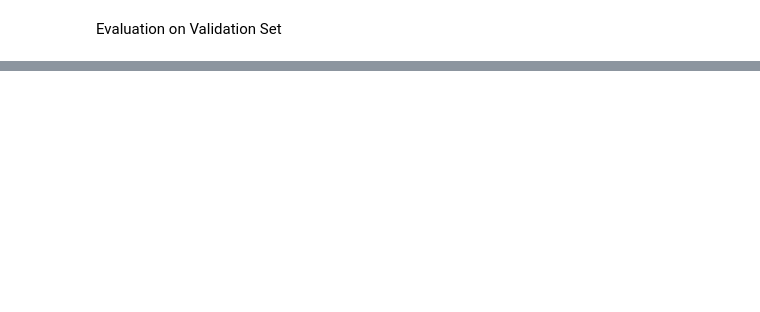
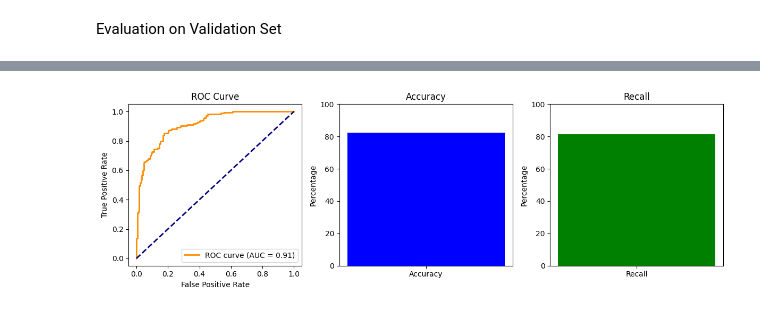
Before and after one commit to ssoulis/My_Thesis, a Jupyter notebook: Fine_Tuning_For_Sentiment_Analysis/finetune_BERT.ipynb, the cells around one changed output, grey strips where cells are left out. Drawn from its saved outputs; the diff is of its cells as text; code cells hidden in the pictures; blank space fills up the shorter version.

```diff
--- a/Fine_Tuning_For_Sentiment_Analysis/finetune_BERT.ipynb
+++ b/Fine_Tuning_For_Sentiment_Analysis/finetune_BERT.ipynb
@@ -295,7 +295,12 @@ Specify the maximum length of our sentences
 # %% [markdown]
 Tokenization
 # %%
+from transformers import BertTokenizer
+
 MAX_LEN = 64
+
+# Create a tokenizer
+tokenizer = BertTokenizer.from_pretrained('bert-base-uncased')
 
 # Function for preprocessing with padding
 def preprocessing_for_bert(data):
@@ -611,9 +636,8 @@ train(bert_classifier, train_dataloader, val_dataloader, epochs=2, evaluation=Tr
 # %% [markdown]
 Evaluation on Validation Set
 # %%
-
 import torch.nn.functional as F
-
+from sklearn.metrics import roc_auc_score
 
 def bert_predict(model, test_dataloader):
     """Perform a forward pass on the trained BERT model to predict probabilities
@@ -623,50 +647,81 @@ def bert_predict(model, test_dataloader):
     # the test time.
     model.eval()
     all_logits = []
-    all_labels = []
 
     # For each batch in our test set...
     for batch in test_dataloader:
         # Load batch to GPU
-        b_input_ids, b_attn_mask, b_labels = tuple(t.to(device) for t in batch)
+        b_input_ids, b_attn_mask = tuple(t.to(device) for t in batch)[:2]
 
         # Compute logits
         with torch.no_grad():
             logits = model(b_input_ids, b_attn_mask)
+            all_logits.append(logits)
 
-        all_logits.append(logits)
-        all_labels.append(b_labels)
-
-    # Concatenate logits and labels from each batch
+    # Concatenate logits from each batch
     all_logits = torch.cat(all_logits, dim=0)
-    all_labels = torch.cat(all_labels, dim=0)
 
     # Apply softmax to calculate probabilities
     probs = F.softmax(all_logits, dim=1).cpu().numpy()
 
-    return probs, all_labels
+    return probs
 
-def evaluate_roc_and_recall(probs, labels):
-    fpr, tpr, thresholds = roc_curve(labels, probs[:, 1], pos_label=1)
-    roc_auc = auc(fpr, tpr)
+# Compute predicted probabilities on the test set
+probs = bert_predict(bert_classifier, val_dataloader)
 
-    plt.figure(figsize=(8, 8))
-    plt.plot(fpr, tpr, color='darkorange', lw=2, label=f'ROC curve (AUC = {roc_auc:.2f})')
-    plt.plot([0, 1], [0, 1], color='navy', lw=2, linestyle='--')
-    plt.xlabel('False Positive Rate')
-    plt.ylabel('True Positive Rate')
-    plt.title('Receiver Operating Characteristic (ROC) Curve')
-    plt.legend(loc='lower right')
+# Assuming y_val is a 1D array with binary labels (0 or 1)
+true_labels = y_val
 
-    # Calculate recall
-    predicted_labels = np.argmax(probs, axis=1)
-    recall = recall_score(labels.cpu().numpy(), predicted_labels)
-    print(f'Recall: {recall:.2f}')
+# Evaluate the ROC AUC score
+roc_auc = roc_auc_score(true_labels, probs[:, 1])  # Assuming probs contains probabilities for the positive class
+print(f'ROC AUC: {roc_auc:.4f}')
 
-    plt.show()
+from sklearn.metrics import accuracy_score, recall_score
 
-# Compute predicted probabilities and labels on the test set
-probs, labels = bert_predict(bert_classifier, val_dataloader)
+# Threshold for converting probabilities to binary predictions
+threshold = 0.5
 
-# Evaluate the Bert classifier and plot ROC curve
-evaluate_roc_and_recall(probs, labels)
+# Convert probabilities to binary predictions based on the threshold
+binary_predictions = (probs[:, 1] > threshold).astype(int)
+
+# Evaluate accuracy
+accuracy = accuracy_score(true_labels, binary_predictions)
+accuracy_percentage = accuracy * 100
+print(f'Accuracy: {accuracy_percentage:.2f}%')
+
+# Evaluate recall
+recall = recall_score(true_labels, binary_predictions)
+recall_percentage = recall * 100
+print(f'Accuracy: {recall_percentage:.2f}%')
+
+# Plot ROC AUC
+fpr, tpr, _ = roc_curve(true_labels, probs[:, 1])
+roc_auc = auc(fpr, tpr)
+
+plt.figure(figsize=(12, 4))
+
+plt.subplot(1, 3, 1)
+plt.plot(fpr, tpr, color='darkorange', lw=2, label=f'ROC curve (AUC = {roc_auc:.2f})')
+plt.plot([0, 1], [0, 1], color='navy', lw=2, linestyle='--')
+plt.xlabel('False Positive Rate')
+plt.ylabel('True Positive Rate')
+plt.title('ROC Curve')
+plt.legend(loc='lower right')
+
+# Plot accuracy
+plt.subplot(1, 3, 2)
+plt.bar(['Accuracy'], [accuracy_percentage], color=['blue'])
+plt.ylim(0, 100)
+plt.ylabel('Percentage')
+plt.title('Accuracy')
+
+# Plot recall
+plt.subplot(1, 3, 3)
+plt.bar(['Recall'], [recall_percentage], color=['green'])
+plt.ylim(0, 100)
+plt.ylabel('Percentage')
+plt.title('Recall')
+
+plt.tight_layout()
+plt.show()
+# %% [output]
@@ -672,0 +731 @@ evaluate_roc_and_recall(probs, labels)
+[figure, added]
```
Also changed, not shown: parts of 20 cells of this notebook.
